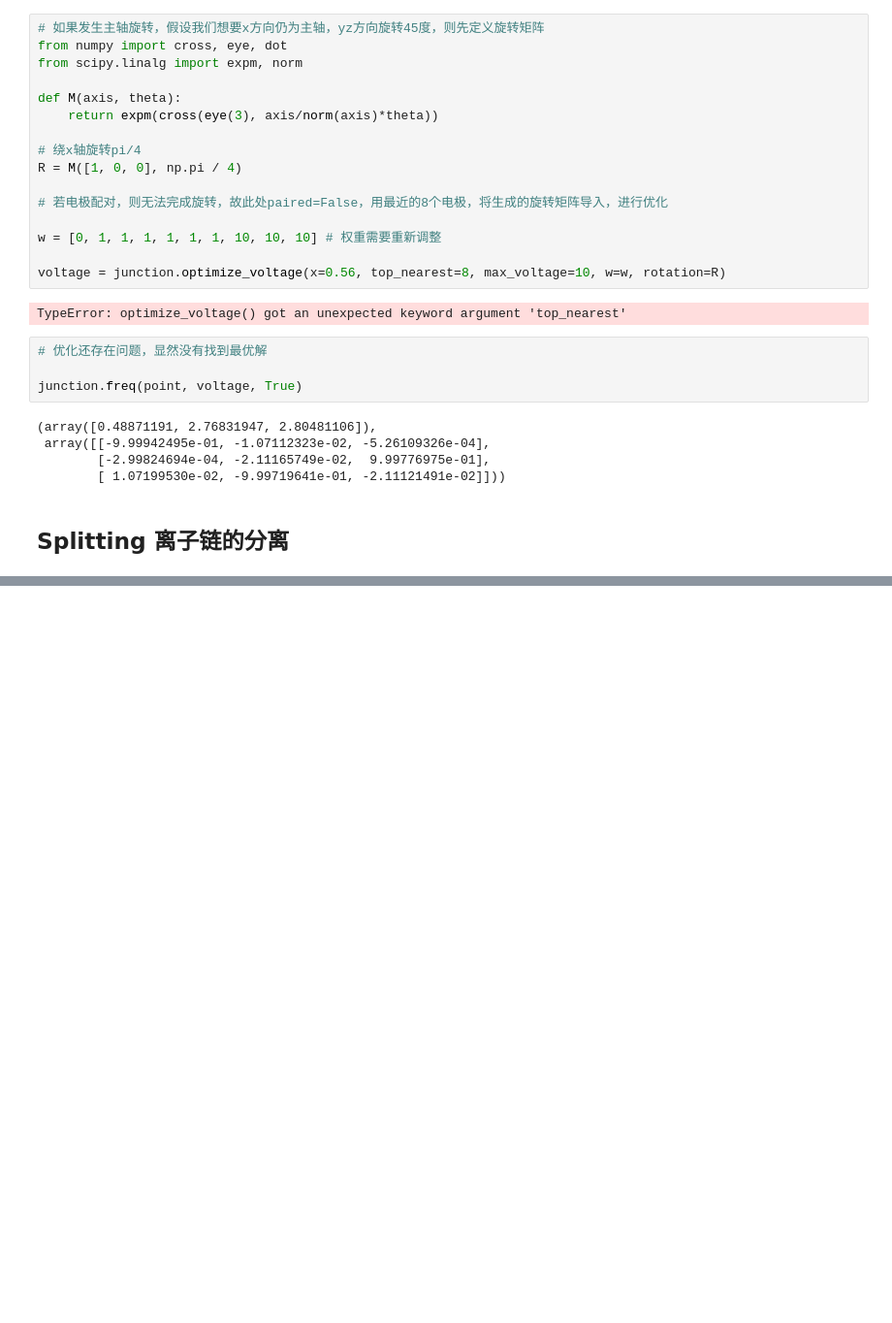
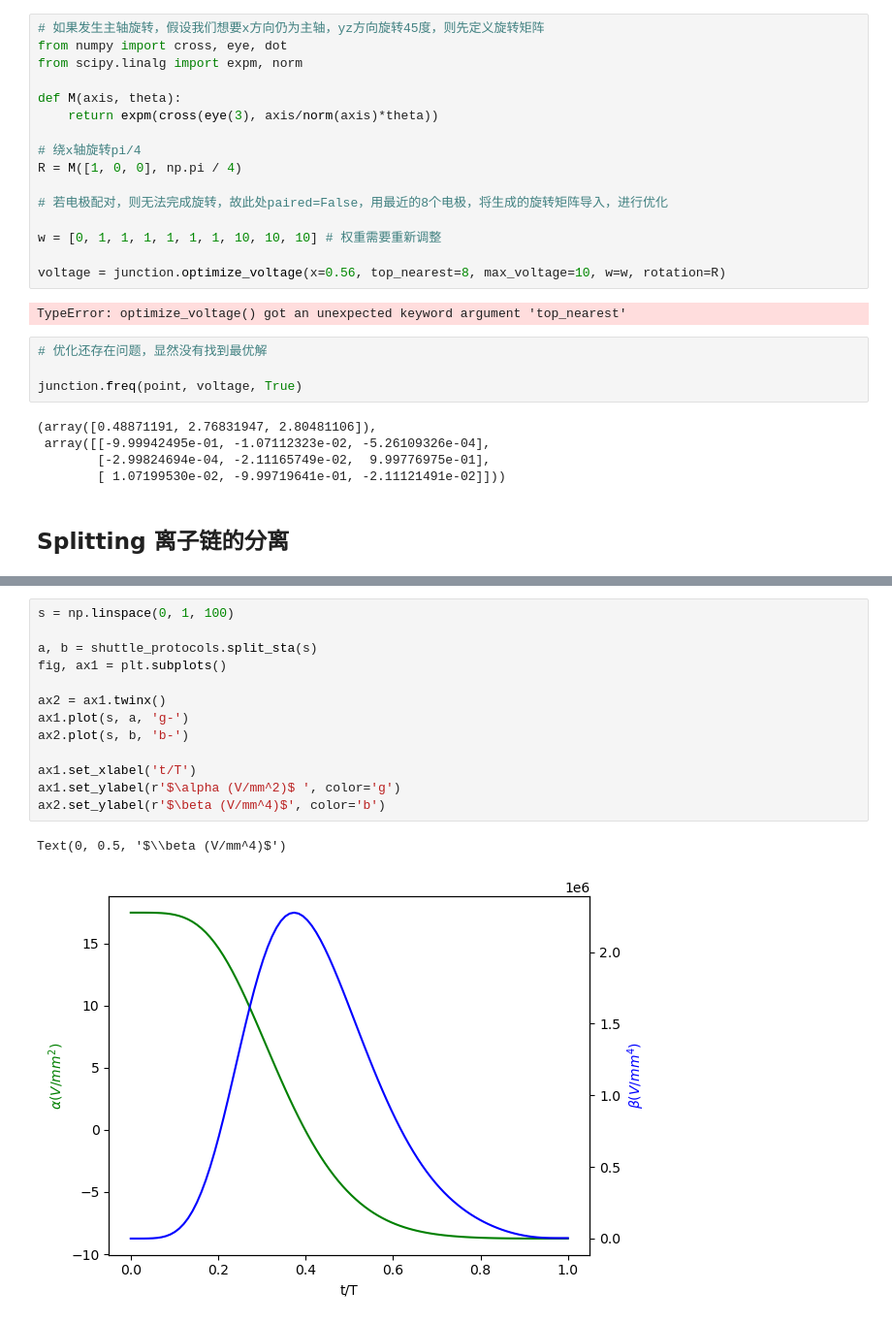
Before and after one commit to GaoxiangTang/junction-trap-simulation, a Jupyter notebook: demo.ipynb, the cells around one changed output, grey strips where cells are left out. Shown at 97% size. Cells and saved outputs as stored; diff of their text form; blank space fills up the shorter version.

```diff
--- a/demo.ipynb
+++ b/demo.ipynb
@@ -274,0 +330,16 @@ junction.freq(point, voltage, True)
+# %%
+s = np.linspace(0, 1, 100)
+
+a, b = shuttle_protocols.split_sta(s)
+fig, ax1 = plt.subplots()
+
+ax2 = ax1.twinx()
+ax1.plot(s, a, 'g-')
+ax2.plot(s, b, 'b-')
+
+ax1.set_xlabel('t/T')
+ax1.set_ylabel(r'$\alpha (V/mm^2)$ ', color='g')
+ax2.set_ylabel(r'$\beta (V/mm^4)$', color='b')
+# %% [output]
+Text(0, 0.5, '$\\beta (V/mm^4)$')
+[figure, added]
```
Also changed, not shown: parts of 15 cells of this notebook, 2 other files.
